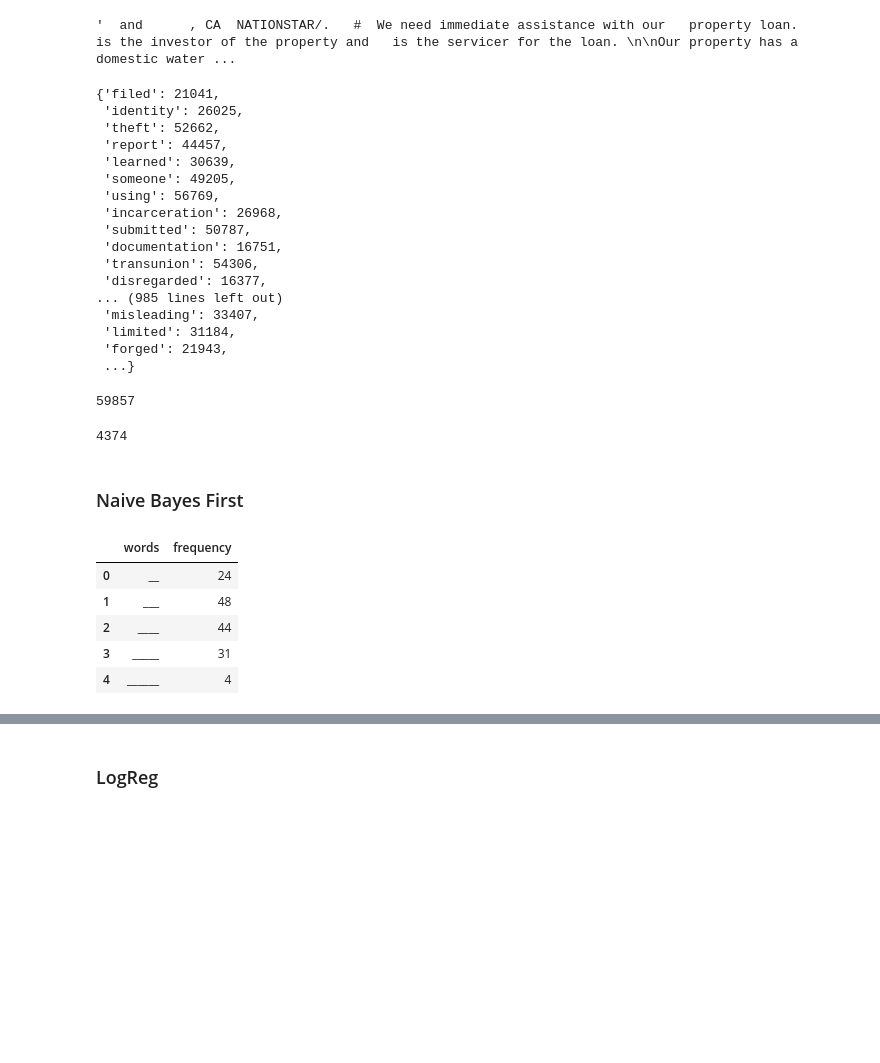
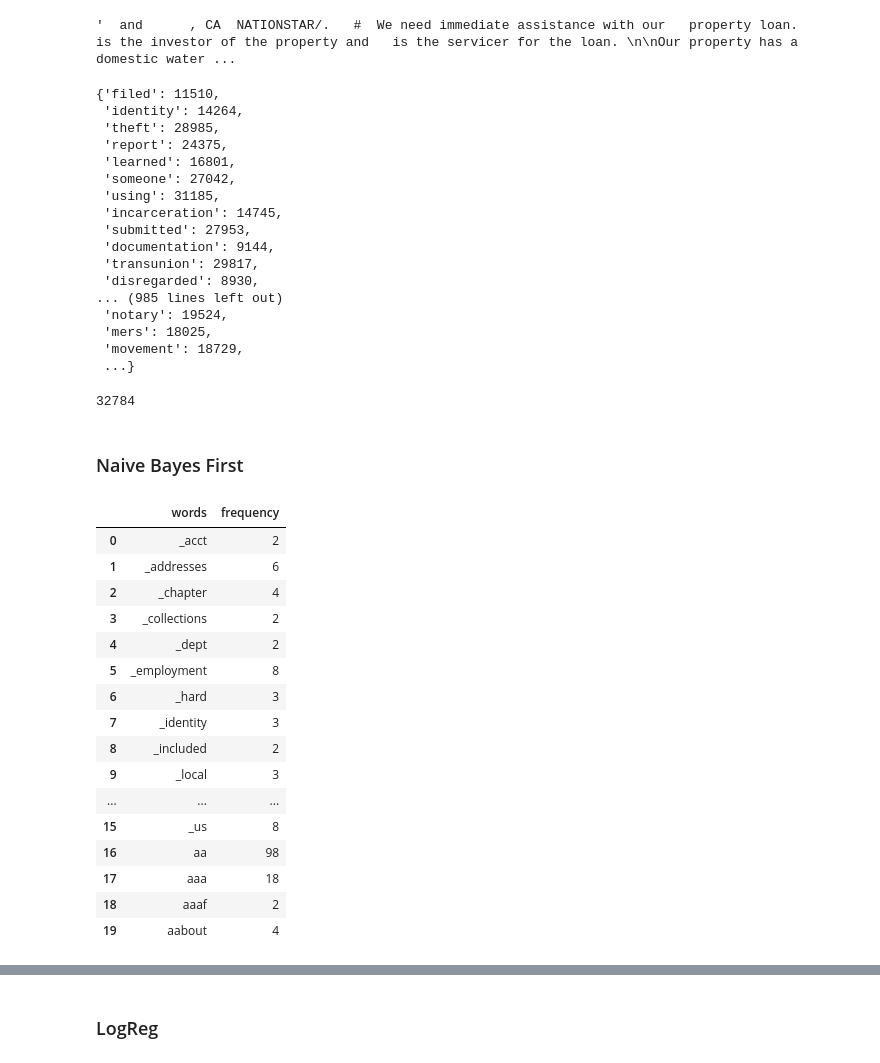
Before and after one commit to tomoumer/cfpb_text_classification-gambinos, a Jupyter notebook: notebooks/data_exploration.ipynb, the cells around one changed output, grey strips where cells are left out. Drawn from its saved outputs; the diff is of its cells as text; code cells hidden in the pictures; blank space fills up the shorter version.

```diff
--- a/notebooks/data_exploration.ipynb
+++ b/notebooks/data_exploration.ipynb
@@ -67,8 +67,11 @@ after my legal separation from my husband he started to open credit in my name w
 Equifax report a collections account " XXXX XXXX XXXX ''. I have no knowledge of this account. I have not been furnished any proof or verifications of this account. I don't have any signed contract ag ...
 -----------------------------
 # %%
-# remove double x-s
+# remove double x-s or more
 complaints['complaint_narrative'] = complaints['complaint_narrative'].str.replace(r'[xX][xX]+','', regex=True)
+
+# remove double __ or more
+complaints['complaint_narrative'] = complaints['complaint_narrative'].str.replace(r'__+','', regex=True)
 
 # stripping all numeric values from complaints
 complaints['complaint_narrative'] = complaints['complaint_narrative'].str.replace('\d+', '', regex=True)
@@ -90,60 +93,67 @@ class LemmaTokenizer:
     def __init__(self):
         self.wnl = WordNetLemmatizer()
     def __call__(self, doc):
-        return [self.wnl.lemmatize(t)
+        return [self.wnl.lemmatize(t).lower()
                 for t in regexp_tokenize(doc, r'(?u)\b\w\w+\b')
                 if t.lower() not in stop_words] #word_tokenize(doc)
 # %%
 # note: the default stop words remove 311 words; have to specify it, otherwise it's off
-# vect = CountVectorizer(lowercase=True, stop_words='english', )
+#vect = CountVectorizer(lowercase=True, stop_words='english', )
 
 #r”(?u)\b\w\w+\b”
 stop_words = set(stopwords.words('english'))
-vect = CountVectorizer(tokenizer=LemmaTokenizer())
+vect = CountVectorizer(tokenizer=LemmaTokenizer(), min_df=2, max_df=0.8)
 
 X_train_vec = vect.fit_transform(X_train['complaint_narrative'])
 X_test_vec = vect.transform(X_test['complaint_narrative'])
 # %%
 vect.vocabulary_
 # %% [output]
-{'filed': 21041,
- 'identity': 26025,
- 'theft': 52662,
- 'report': 44457,
- 'learned': 30639,
- 'someone': 49205,
- 'using': 56769,
- 'incarceration': 26968,
- 'submitted': 50787,
- 'documentation': 16751,
- 'transunion': 54306,
- 'disregarded': 16377,
+{'filed': 11510,
+ 'identity': 14264,
+ 'theft': 28985,
+ 'report': 24375,
+ 'learned': 16801,
+ 'someone': 27042,
+ 'using': 31185,
+ 'incarceration': 14745,
+ 'submitted': 27953,
+ 'documentation': 9144,
+ 'transunion': 29817,
+ 'disregarded': 8930,
 ... (985 lines left out)
- 'misleading': 33407,
- 'limited': 31184,
- 'forged': 21943,
+ 'notary': 19524,
+ 'mers': 18025,
+ 'movement': 18729,
  ...}
 # %%
 len(vect.vocabulary_)
 # %% [output]
-59857
+32784
-# %%
-64231 - 59857
-# %% [output]
-4374
 # %% [markdown]
 ### Naive Bayes First
 # %%
 word_counts = pd.DataFrame({
     'words': vect.get_feature_names_out(),
     'frequency': np.array(X_train_vec.sum(axis = 0)).flatten()
 })
 
-word_counts.head()
+word_counts.head(20)
 # %% [output]
 |  | words | frequency |
-| 0 | __ | 24 |
-| 1 | ___ | 48 |
-| 2 | ____ | 44 |
-| 3 | _____ | 31 |
-| 4 | ______ | 4 |
+| 0 | _acct | 2 |
+| 1 | _addresses | 6 |
+| 2 | _chapter | 4 |
+| 3 | _collections | 2 |
+| 4 | _dept | 2 |
+| 5 | _employment | 8 |
+| 6 | _hard | 3 |
+| 7 | _identity | 3 |
+| 8 | _included | 2 |
+| 9 | _local | 3 |
+| ... | ... | ... |
+| 15 | _us | 8 |
+| 16 | aa | 98 |
+| 17 | aaa | 18 |
+| 18 | aaaf | 2 |
+| 19 | aabout | 4 |
```
Also changed, not shown: parts of 16 cells of this notebook.
